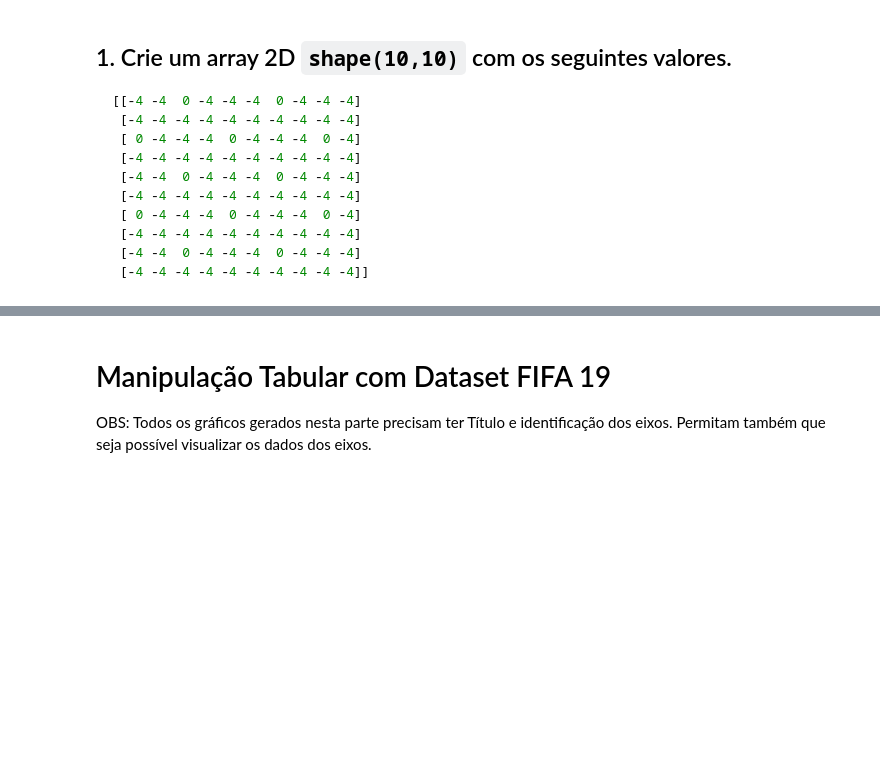
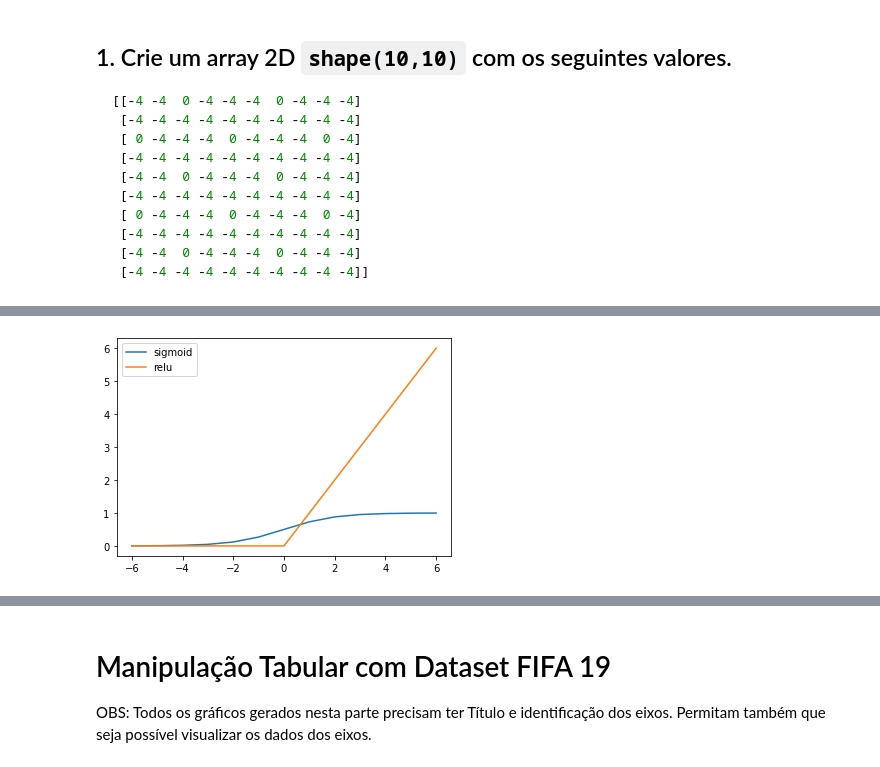
Before and after one commit to macedoti13/Fifa_Data_Analysis, a Jupyter notebook: TG2.ipynb, the cells around one changed output, grey strips where cells are left out. Cells and saved outputs as stored; diff of their text form; code cells hidden in the pictures; blank space fills up the shorter version.

```diff
--- a/TG2.ipynb
+++ b/TG2.ipynb
@@ -67,6 +106,25 @@ def relu(x):
 **Resultado Esperado:**
 
 ![](dados/fig-tg2-ex3.png)
+# %%
+def sigmoid(x):
+    return 1 / (1 + np.exp(-x))
+
+def relu(x):
+    return np.maximum(0, x)
+
+fig, ax = plt.subplots()
+
+x = np.array(range(-6,7))
+
+ax.plot(x, sigmoid(x), label='sigmoid')
+ax.plot(x, relu(x), label='relu')
+
+ax.legend()
+
+plt.show()
+# %% [output]
+[figure, added]
 # %% [markdown]
 ## 4. Dado essa [Imagem](dados/dog.png), faça:
 - Carregue a imagem em um `np.array`
```
Also changed, not shown: parts of 18 cells of this notebook.
